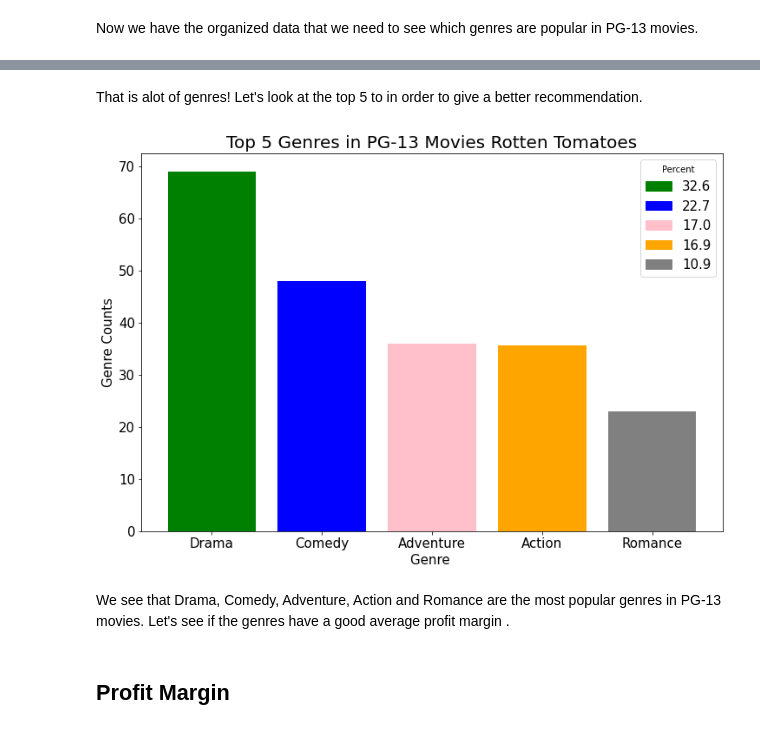
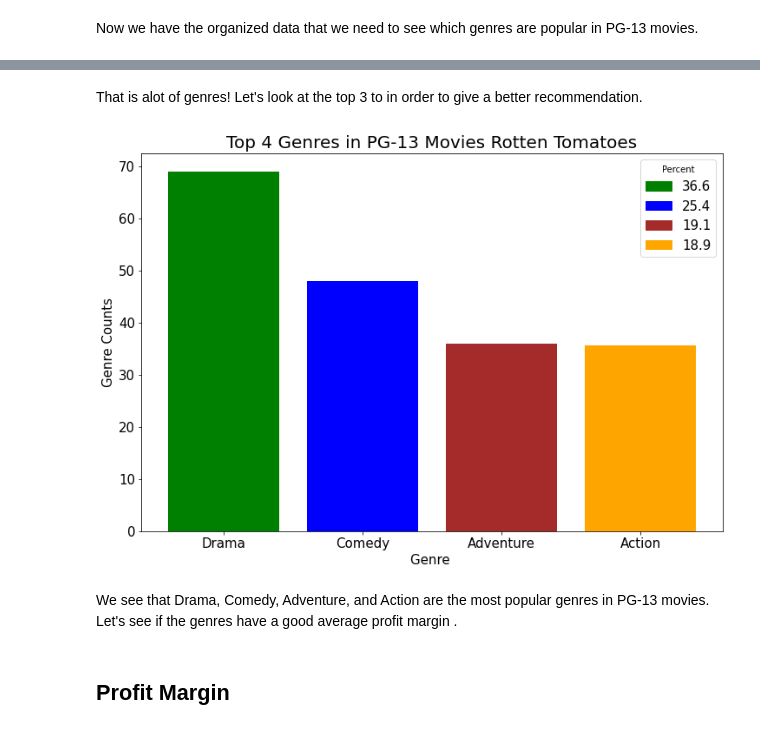
Before and after one commit to soohyunnie/avocoder-group-3-movie-analysis, a Jupyter notebook: Final_Notebook.ipynb, the cells around one changed output, grey strips where cells are left out. Cells and saved outputs as stored; diff of their text form; code cells hidden in the pictures.

```diff
--- a/Final_Notebook.ipynb
+++ b/Final_Notebook.ipynb
@@ -144,37 +149,37 @@ plt.savefig('Genres_PG_13')
 # %% [markdown]
-That is alot of genres! Let's look at the top 5 to in order to give a better recommendation.
+That is alot of genres! Let's look at the top 3 to in order to give a better recommendation.
 # %%
 # Create figure to prepare for plot
 fig, ax = plt.subplots(figsize=(12, 8))
 
 # Sort Dictionary for better visual and resolve tie between action and adventrue genres
 genre_dict['Action'] = float(35.7)
 genre_dict = dict(sorted(genre_dict.items(), key=lambda x : x[1],reverse=True))
 
 # Set parameters for our graph
 x = list(genre_dict.keys())
 height = list(genre_dict.values())
-color = ['green','blue','pink','orange', 'grey', 'black']
+color = ['green','blue','brown','orange']
 
 #Look at top 5 genres represented in dataset
-ax.bar(x[:5], height[:5],color=color)
+ax.bar(x[:4], height[:4],color=color)
 
-ax.set_title('Top 5 Genres in PG-13 Movies Rotten Tomatoes', fontsize=20)
+ax.set_title('Top 4 Genres in PG-13 Movies Rotten Tomatoes', fontsize=20)
 ax.set_xlabel('Genre ', fontsize=15)
 ax.set_ylabel('Genre Counts', fontsize=15)
 plt.xticks(fontsize=15)
 plt.yticks(fontsize=15)
-colors = {round((height[val]/sum(height[:5]))*100,1) : color[val] for val in range(0,len(color[:5]))}
+colors = {round((height[val]/sum(height[:4]))*100,1) : color[val] for val in range(0,len(color[:4]))}
 
 labels = list(colors.keys())
 handles = [plt.Rectangle((0,0),1,1, color=colors[label]) for label in labels]
 plt.legend(handles, labels, title='Percent',fontsize=15);
 
-plt.savefig('Top_5_RT')
+plt.savefig('images/Top_4_RT')
 # %% [output]
-[figure, old version]
+[figure, new version]
 # %% [markdown]
-We see that Drama, Comedy, Adventure, Action and Romance are the most popular genres in PG-13 movies.
+We see that Drama, Comedy, Adventure, and Action are the most popular genres in PG-13 movies.
 Let's see if the genres have a good average profit margin .
 # %% [markdown]
 ## Profit Margin
```
Also changed, not shown: parts of 33 cells of this notebook, 11 other files.
